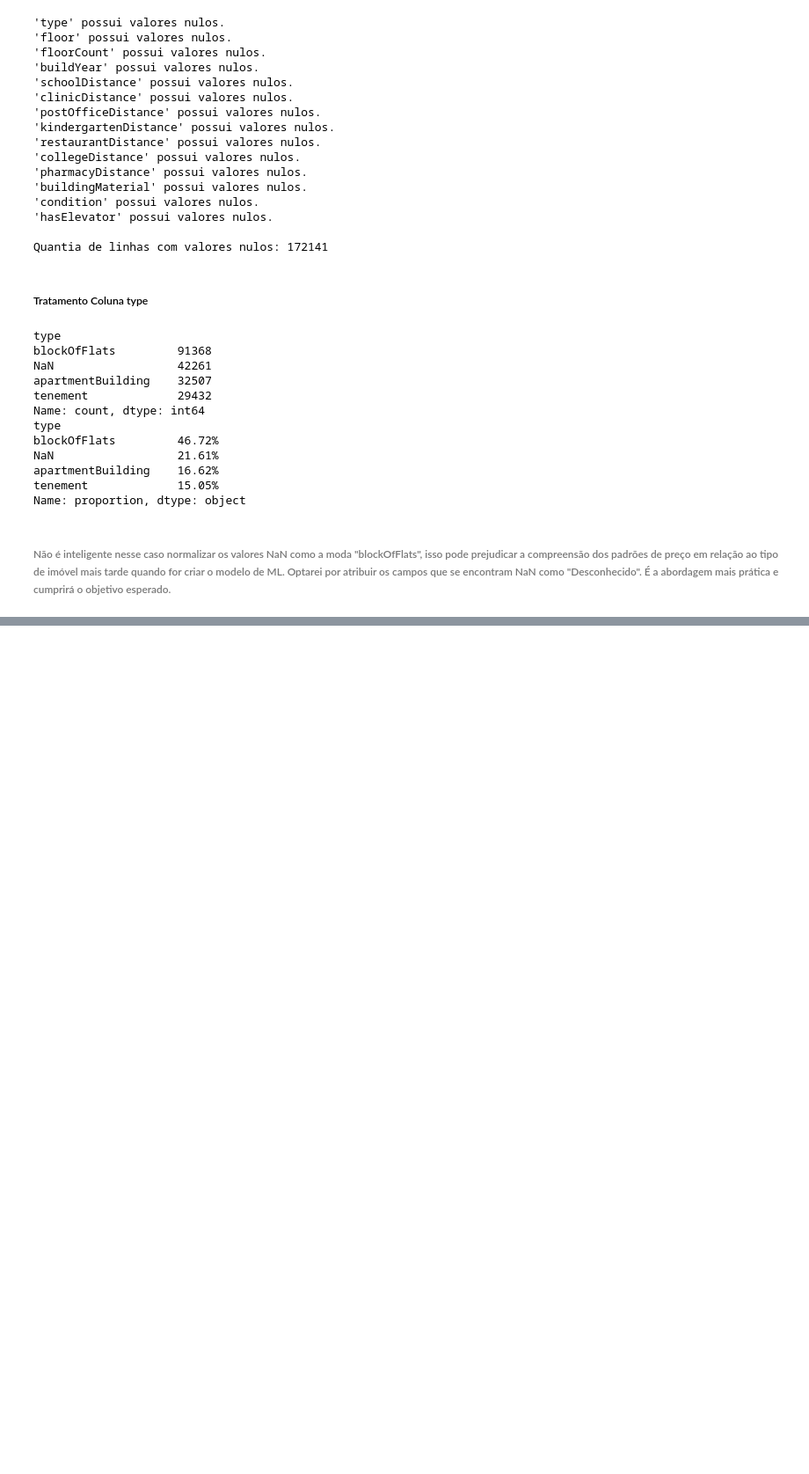
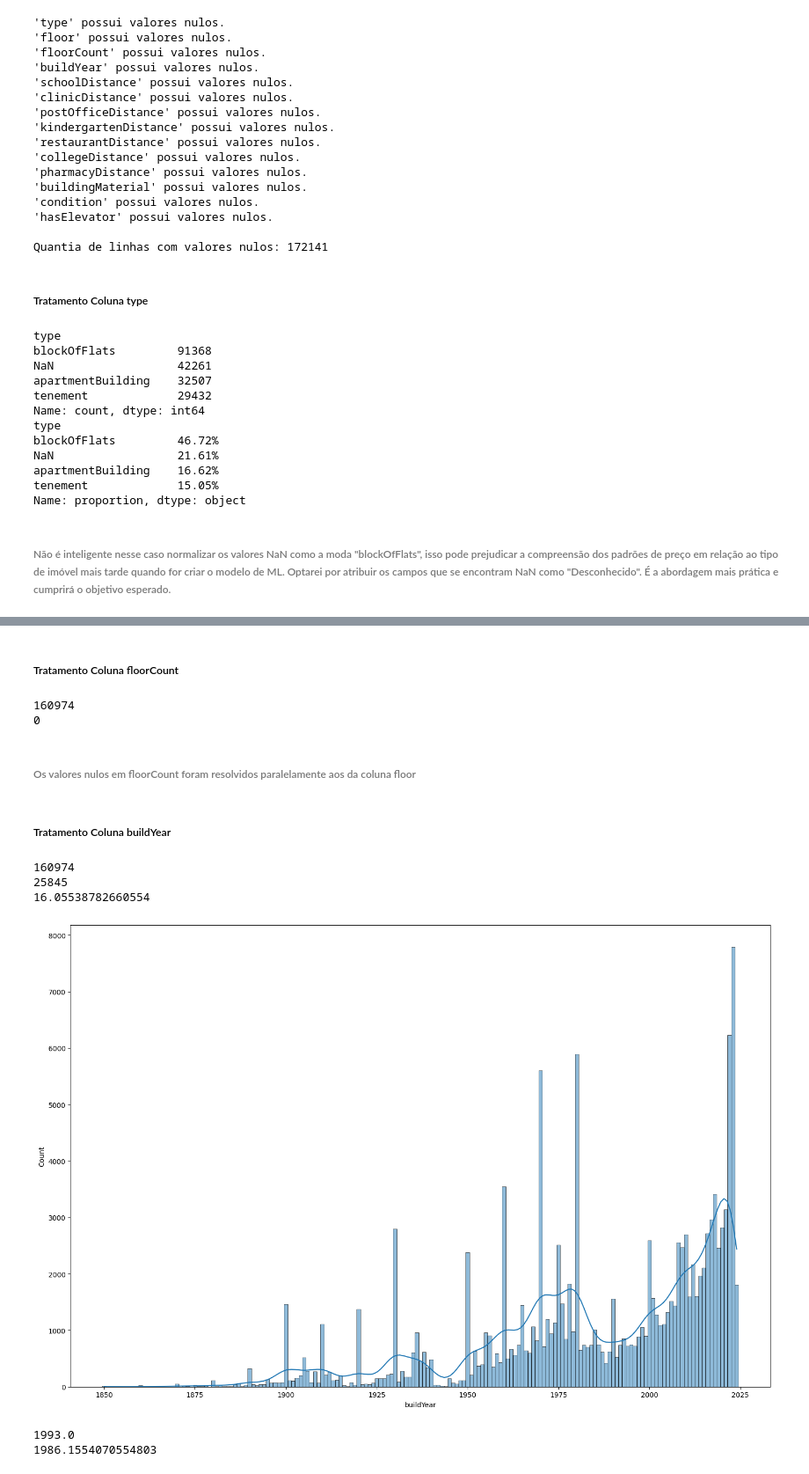
Before and after one commit to HeuerBcH/personal-project, a Jupyter notebook: dados_pipeline/data_cleaning.ipynb, the cells around one changed output, grey strips where cells are left out. Shown at 88% size. Saved outputs shown, nothing was run; the diff lists cells and outputs as text; code cells hidden in the pictures; blank space fills up the shorter version.

```diff
--- a/dados_pipeline/data_cleaning.ipynb
+++ b/dados_pipeline/data_cleaning.ipynb
@@ -151,0 +235,4 @@ Name: proportion, dtype: float64
+# %%
+df.dropna(subset=['floor'], inplace=True)
+df.reset_index(drop=True, inplace=True)
+df
@@ -151,0 +253,36 @@ Name: proportion, dtype: float64
+# %% [markdown]
+##### Tratamento Coluna floorCount
+# %%
+print(len(df["floorCount"]))
+
+print(df["floorCount"].isnull().sum())
+# %% [output]
+160974
+0
+# %% [markdown]
+###### Os valores nulos em floorCount foram resolvidos paralelamente aos da coluna floor
+# %% [markdown]
+##### Tratamento Coluna buildYear
+# %%
+print(len(df["buildYear"]))
+
+print(df["buildYear"].isnull().sum())
+
+print(df["buildYear"].isnull().sum() / len(df) * 100)
+# %% [output]
+160974
+25845
+16.05538782660554
+# %%
+plt.figure(figsize=(15, 10))
+sns.histplot(df["buildYear"], bins='auto', discrete=True, kde=True)
+plt.tight_layout()
+plt.show()
+# %% [output]
+[figure, added]
+# %%
+print(df["buildYear"].median())
+print(df["buildYear"].mean())
+# %% [output]
+1993.0
+1986.1554070554803
```
Also changed, not shown: parts of 26 cells of this notebook.
